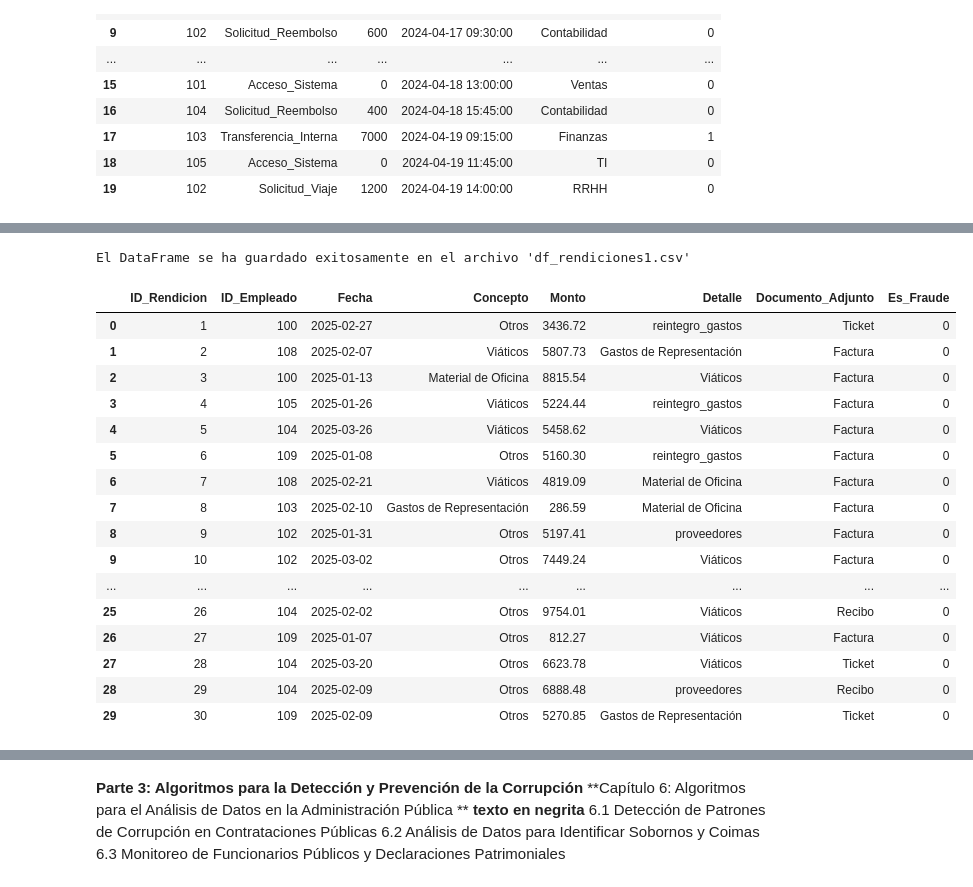
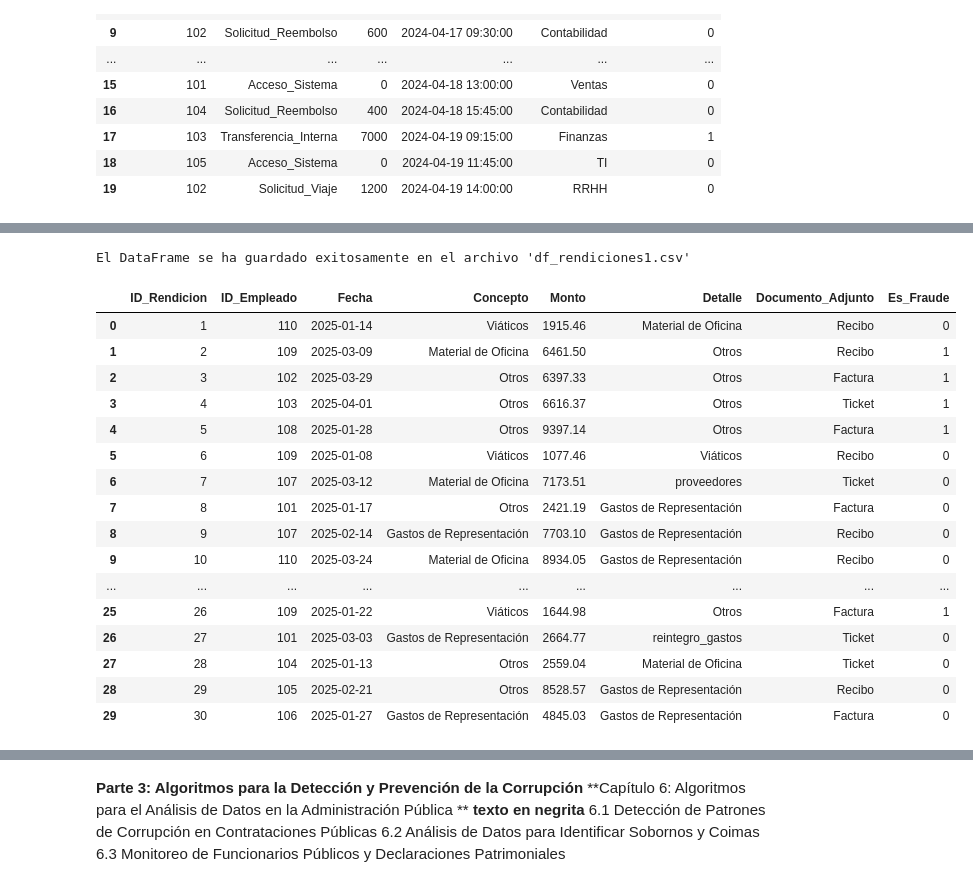
Before and after one commit to Viny2030/Libro_Algoritmos_contra_fraude_corrupcion, a Jupyter notebook: datasetlibro.ipynb, the cells around one changed output, grey strips where cells are left out. Saved outputs shown, nothing was run; the diff lists cells and outputs as text; code cells hidden in the pictures.

```diff
--- a/datasetlibro.ipynb
+++ b/datasetlibro.ipynb
@@ -728,48 +703,60 @@ El DataFrame se ha guardado exitosamente en el archivo 'df_interno.csv'
 # %%
+import numpy as np
+import pandas as pd
+from faker import Faker
 import random
+
 # 1. Generación de un dataset simulado para rendiciones de caja de empleados
 fake = Faker('es_AR')
 
 num_rendiciones = 30
+num_transacciones = 30  # Asegúrate de que num_transacciones esté definido
+
 # Genera montos aleatorios con dos decimales y en el rango especificado
-montos = np.random.uniform(-1000, 10000, num_transacciones)  # Rangos ajustados
+montos = np.random.uniform(1000, 10000, num_transacciones)  # Rangos ajustados
 
 # Formatea los montos a dos decimales
 montos_formateados = ["{:.2f}".format(monto) for monto in montos]
+
+# Genera la lista de 'Detalle' primero
+detalles = [random.choice(['Viáticos', 'Material de Oficina', 'Gastos de Representación', 'Otros', 'proveedores', 'reintegro_gastos']) for _ in range(num_rendiciones)]
+
 data_rendiciones = {
     'ID_Rendicion': range(1, num_rendiciones + 1),
     'ID_Empleado': [random.randint(100, 110) for _ in range(num_rendiciones)],
     'Fecha': pd.to_datetime([fake.date_this_year() for _ in range(num_rendiciones)]),
     'Concepto': [random.choice(['Viáticos', 'Material de Oficina', 'Gastos de Representación', 'Otros']) for _ in range(num_rendiciones)],
     'Monto': montos_formateados,
-    'Detalle':[random.choice(['Viáticos', 'Material de Oficina', 'Gastos de Representación', 'Otros', 'proveedores','reintegro_gastos']) for _ in range(num_rendiciones)] ,
+    'Detalle': detalles,  # Usa la lista 'detalles' generada
     'Documento_Adjunto': [random.choice(['Factura', 'Recibo', 'Ticket']) for _ in range(num_rendiciones)],
-    'Es_Fraude': np.zeros(num_rendiciones, dtype=int) # Inicialmente todas son no fraudulentas
+    'Es_Fraude': np.where(np.array(detalles) == 'Otros', 1, 0)  # Usa 'detalles' aquí
 }
+
 df_rendiciones1 = pd.DataFrame(data_rendiciones)
 df_rendiciones1
+
 nombre_archivo_csv = 'df_rendiciones1.csv'
 df_rendiciones1.to_csv(nombre_archivo_csv, index=False)
 
 print(f"El DataFrame se ha guardado exitosamente en el archivo '{nombre_archivo_csv}'")
 df_rendiciones1
 # %% [output]
 El DataFrame se ha guardado exitosamente en el archivo 'df_rendiciones1.csv'
 |  | ID_Rendicion | ID_Empleado | Fecha | Concepto | Monto | Detalle | Documento_Adjunto | Es_Fraude |
-| 0 | 1 | 100 | 2025-02-27 | Otros | 3436.72 | reintegro_gastos | Ticket | 0 |
-| 1 | 2 | 108 | 2025-02-07 | Viáticos | 5807.73 | Gastos de Representación | Factura | 0 |
-| 2 | 3 | 100 | 2025-01-13 | Material de Oficina | 8815.54 | Viáticos | Factura | 0 |
-| 3 | 4 | 105 | 2025-01-26 | Viáticos | 5224.44 | reintegro_gastos | Factura | 0 |
-| 4 | 5 | 104 | 2025-03-26 | Viáticos | 5458.62 | Viáticos | Factura | 0 |
-| 5 | 6 | 109 | 2025-01-08 | Otros | 5160.30 | reintegro_gastos | Factura | 0 |
-| 6 | 7 | 108 | 2025-02-21 | Viáticos | 4819.09 | Material de Oficina | Factura | 0 |
-| 7 | 8 | 103 | 2025-02-10 | Gastos de Representación | 286.59 | Material de Oficina | Factura | 0 |
-| 8 | 9 | 102 | 2025-01-31 | Otros | 5197.41 | proveedores | Factura | 0 |
-| 9 | 10 | 102 | 2025-03-02 | Otros | 7449.24 | Viáticos | Factura | 0 |
+| 0 | 1 | 110 | 2025-01-14 | Viáticos | 1915.46 | Material de Oficina | Recibo | 0 |
+| 1 | 2 | 109 | 2025-03-09 | Material de Oficina | 6461.50 | Otros | Recibo | 1 |
+| 2 | 3 | 102 | 2025-03-29 | Otros | 6397.33 | Otros | Factura | 1 |
+| 3 | 4 | 103 | 2025-04-01 | Otros | 6616.37 | Otros | Ticket | 1 |
+| 4 | 5 | 108 | 2025-01-28 | Otros | 9397.14 | Otros | Factura | 1 |
+| 5 | 6 | 109 | 2025-01-08 | Viáticos | 1077.46 | Viáticos | Recibo | 0 |
+| 6 | 7 | 107 | 2025-03-12 | Material de Oficina | 7173.51 | proveedores | Ticket | 0 |
+| 7 | 8 | 101 | 2025-01-17 | Otros | 2421.19 | Gastos de Representación | Factura | 0 |
+| 8 | 9 | 107 | 2025-02-14 | Gastos de Representación | 7703.10 | Gastos de Representación | Recibo | 0 |
+| 9 | 10 | 110 | 2025-03-24 | Material de Oficina | 8934.05 | Gastos de Representación | Recibo | 0 |
 | ... | ... | ... | ... | ... | ... | ... | ... | ... |
-| 25 | 26 | 104 | 2025-02-02 | Otros | 9754.01 | Viáticos | Recibo | 0 |
-| 26 | 27 | 109 | 2025-01-07 | Otros | 812.27 | Viáticos | Factura | 0 |
-| 27 | 28 | 104 | 2025-03-20 | Otros | 6623.78 | Viáticos | Ticket | 0 |
-| 28 | 29 | 104 | 2025-02-09 | Otros | 6888.48 | proveedores | Recibo | 0 |
-| 29 | 30 | 109 | 2025-02-09 | Otros | 5270.85 | Gastos de Representación | Ticket | 0 |
+| 25 | 26 | 109 | 2025-01-22 | Viáticos | 1644.98 | Otros | Factura | 1 |
+| 26 | 27 | 101 | 2025-03-03 | Gastos de Representación | 2664.77 | reintegro_gastos | Ticket | 0 |
+| 27 | 28 | 104 | 2025-01-13 | Otros | 2559.04 | Material de Oficina | Ticket | 0 |
+| 28 | 29 | 105 | 2025-02-21 | Otros | 8528.57 | Gastos de Representación | Recibo | 0 |
+| 29 | 30 | 106 | 2025-01-27 | Gastos de Representación | 4845.03 | Gastos de Representación | Factura | 0 |
 # %%
```
Also changed, not shown: parts of 18 cells of this notebook.
